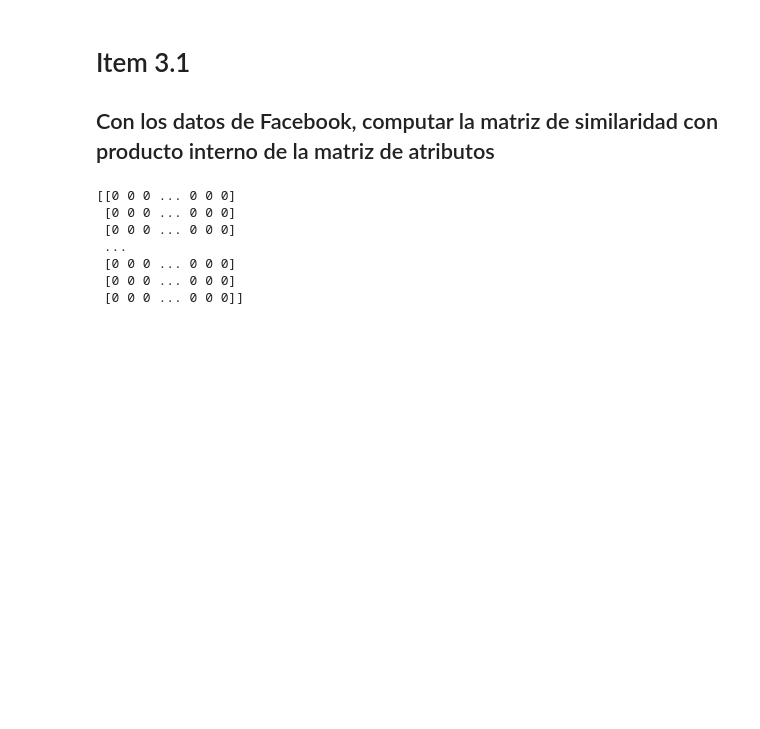
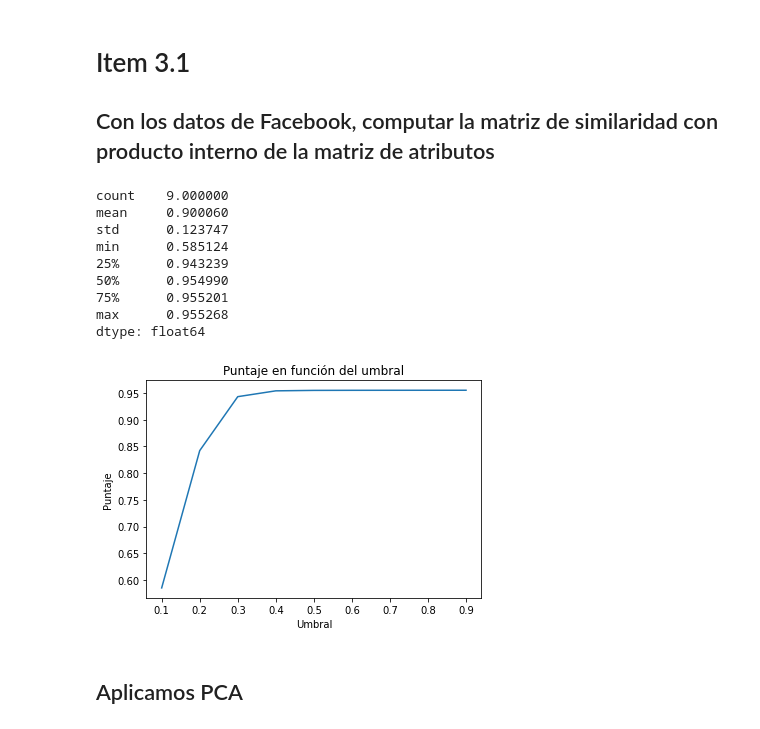
Before and after one commit to elgrandt/metodos-2022, a Jupyter notebook: TP2/python/seccion3.ipynb, the cells around one changed output. Saved outputs shown, nothing was run; the diff lists cells and outputs as text; code cells hidden in the pictures; blank space fills up the shorter version.

Commit message:
Terminado el punto 3, incluido pca, agregados debugs al codigo cpp por falla encontrada al ejecutar matriz del club de karate.

```diff
--- a/TP2/python/seccion3.ipynb
+++ b/TP2/python/seccion3.ipynb
@@ -11,26 +14,26 @@ import os
 # Item 3.1
 ## Con los datos de Facebook, computar la matriz de similaridad con producto interno de la matriz de atributos
 # %%
-def calcular_matriz_similaridad(mat1):
-    return np.dot(mat1, np.transpose(mat1))
+def calcular_matriz_similaridad(matriz: np.matrix) -> np.matrix:
+    return np.dot(matriz, np.transpose(matriz))
 # %%
-# Levantamos la matriz
+# Levantamos la matriz de atributos
 f = open("../tests/ego-facebook.feat", "r")
 lineas = []
 for linea in f:
     lineas.append([int(i) for i in linea.split(" ")])
 nodes = [linea[0] for linea in lineas]
 attributes = np.matrix([linea[1:] for linea in lineas])
-
 matriz_similaridad = calcular_matriz_similaridad(attributes)
 matriz_similaridad = matriz_similaridad / np.max(matriz_similaridad)
-umbral = 0.5
-conexiones_calculadas = (matriz_similaridad > umbral).astype(int)
-# %% [output]
-[[0 0 0 ... 0 0 0]
- [0 0 0 ... 0 0 0]
- [0 0 0 ... 0 0 0]
- ...
- [0 0 0 ... 0 0 0]
- [0 0 0 ... 0 0 0]
- [0 0 0 ... 0 0 0]]
+# %%
+# Levantamos la matriz con los resultados de la realidad
+f = open("../tests/ego-facebook.edges", "r")
+resultados_esperados = np.zeros((len(nodes), len(nodes)))
+for linea in f:
+    desde, hasta = [int(i) for i in linea.split(" ")]
+    resultados_esperados[nodes.index(desde), nodes.index(hasta)] = 1
+# %%
+# Calculamos el puntaje de la matriz contando la cantidad de correctos dividido el total de elementos
+def calcular_puntaje(matriz: np.matrix, esperado: np.matrix) -> float:
+    return np.sum(matriz == esperado) / (matriz.shape[0] * matriz.shape[1])
@@ -36,0 +52,30 @@ conexiones_calculadas = (matriz_similaridad > umbral).astype(int)
+# %%
+# Comparamos la matriz de similaridad con distintos umbrales contra los resultados reales
+umbrales = np.arange(0.1, 1, 0.1)
+puntajes = []
+for umbral in umbrales:
+    red = (matriz_similaridad > umbral).astype(int)
+    puntajes.append(calcular_puntaje(red, resultados_esperados))
+print(pd.Series(puntajes).describe())
+
+plt.plot(umbrales, puntajes)
+plt.xlabel("Umbral")
+plt.ylabel("Puntaje")
+plt.title("Puntaje en función del umbral")
+
+# plt.savefig('./graficos/tiempos-v2.png')
+plt.show()
+plt.close()
+# %% [output]
+count    9.000000
+mean     0.900060
+std      0.123747
+min      0.585124
+25%      0.943239
+50%      0.954990
+75%      0.955201
+max      0.955268
+dtype: float64
+[figure, added]
+# %% [markdown]
+## Aplicamos PCA
```
Also changed, not shown: parts of 8 cells of this notebook, 4 other files.
